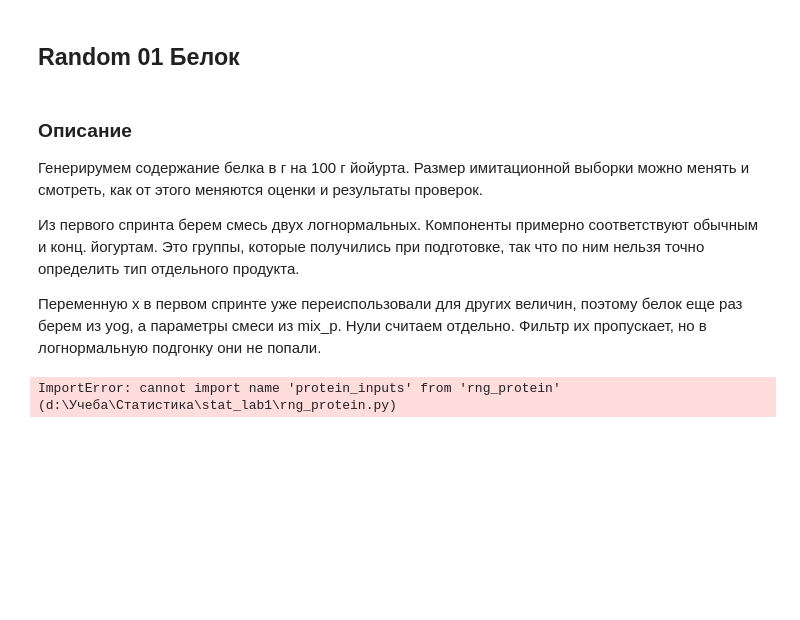
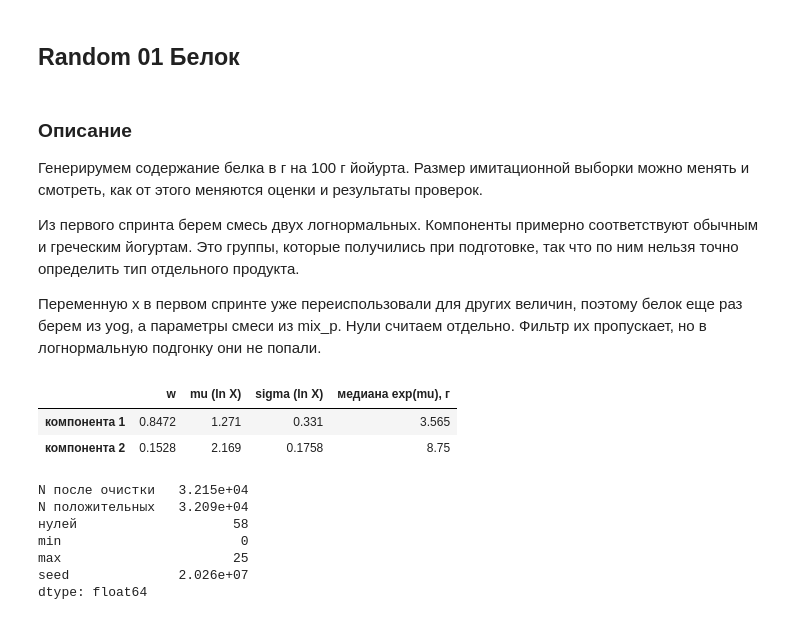
Before and after one commit to zenaseraga-star/stat_lab1, a Jupyter notebook: Lab01.ipynb, the cells around one changed output. Drawn from its saved outputs; the diff is of its cells as text; code cells hidden in the pictures; blank space fills up the shorter version.

```diff
--- a/Lab01.ipynb
+++ b/Lab01.ipynb
@@ -887,20 +887,37 @@ z = 33.8, p = 6.5e-250
 
 Генерирумем содержание белка в г на 100 г йойурта. Размер имитационной выборки можно менять и смотреть, как от этого меняются оценки и результаты проверок.
 
-Из первого спринта берем смесь двух логнормальных. Компоненты примерно соответствуют обычным и конц. йогуртам. Это группы, которые получились при подготовке, так что по ним нельзя точно определить тип отдельного продукта.
+Из первого спринта берем смесь двух логнормальных. Компоненты примерно соответствуют обычным и греческим йогуртам. Это группы, которые получились при подготовке, так что по ним нельзя точно определить тип отдельного продукта.
 
 Переменную x в первом спринте уже переиспользовали для других величин, поэтому белок еще раз берем из yog, а параметры смеси из mix_p. Нули считаем отдельно. Фильтр их пропускает, но в логнормальную подгонку они не попали.
 # %%
-from rng_protein import protein_inputs
-from sprint2_analysis import protein_summary
+import rng_protein as rp
+import sprint2_analysis as s2
+from IPython.display import Markdown
 
-protein_real, weights, mus, sigmas = protein_inputs(yog, mix_p)
-
-display(pd.Series(protein_summary(protein_real)))
-display(pd.DataFrame({
-    "Вес компоненты": weights,
-    "mu": mus,
-    "sigma": sigmas,
-}))
+lu.set_style()
+protein_real = yog['proteins_100g'].to_numpy(dtype=float)
+protein_positive = protein_real[protein_real > 0]
+protein_fit = mix_p
+weights, mus, sigmas = (np.array(protein_fit[k], copy=True) for k in ['w', 'mu', 'sd'])
+assert protein_fit['log'] and protein_fit['k'] == 2 #проверка на обучение логорифмами
+assert np.all((protein_real >= 0) & (protein_real <= 25))
+SEED = s2.SEED
+alpha = .05
+parameter_table = pd.DataFrame({'w': weights, 'mu (ln X)': mus, 'sigma (ln X)': sigmas,
+                                'медиана exp(mu), г': np.exp(mus)}, index=['компонента 1', 'компонента 2'])
+display(parameter_table)
+display(pd.Series({'N после очистки': len(protein_real), 'N положительных': len(protein_positive),
+                   'нулей': int((protein_real == 0).sum()), 'min': protein_real.min(),
+                   'max': protein_real.max(), 'seed': SEED}))
 # %% [output]
+|  | w | mu (ln X) | sigma (ln X) | медиана exp(mu), г |
+| компонента 1 | 0.8472 | 1.271 | 0.331 | 3.565 |
+| компонента 2 | 0.1528 | 2.169 | 0.1758 | 8.75 |
-ImportError: cannot import name 'protein_inputs' from 'rng_protein' (d:\Учеба\Статистика\stat_lab1\rng_protein.py)
+N после очистки   3.215e+04
+N положительных   3.209e+04
+нулей                    58
+min                       0
+max                      25
+seed              2.026e+07
+dtype: float64
```
Also changed, not shown: parts of 3 cells of this notebook.
